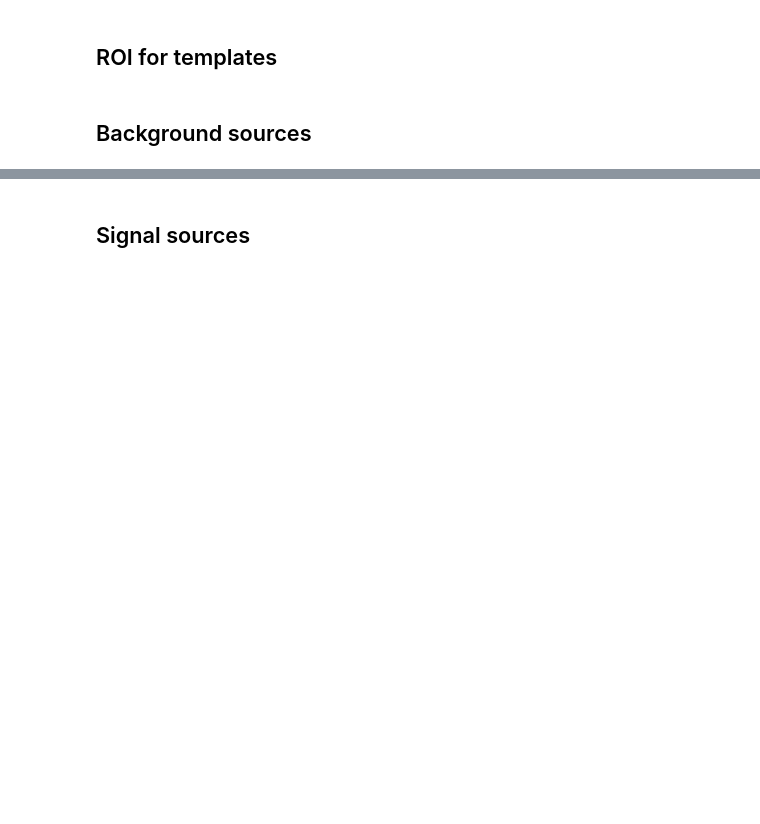
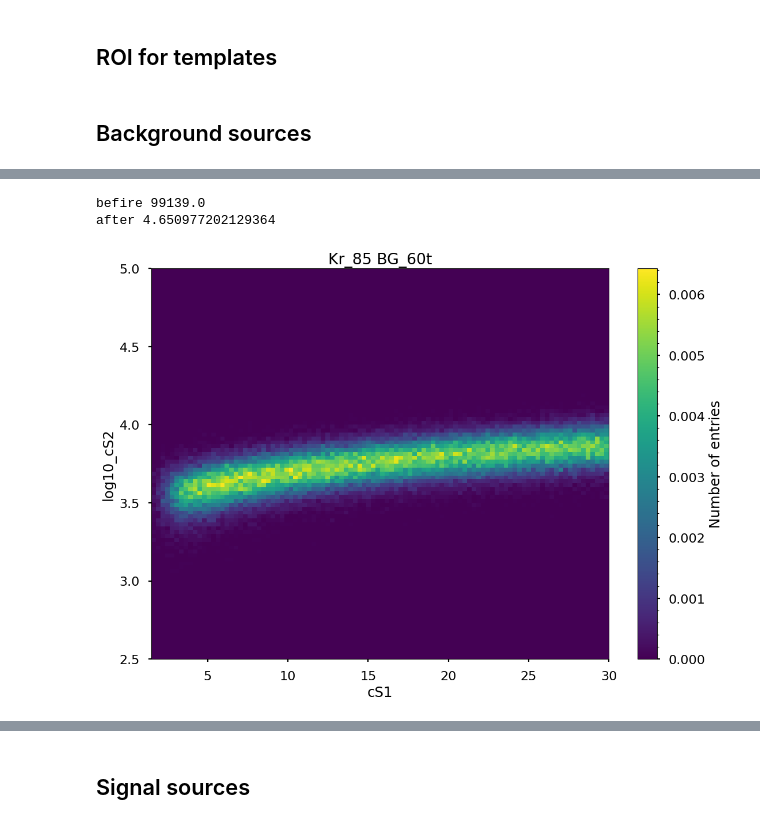
Before and after one commit to robertsjames/FlameFitSimple, a Jupyter notebook: analyses/wimp_sensitivity/XLZD_generate_templates.ipynb, the cells around one changed output, grey strips where cells are left out. Drawn from its saved outputs; the diff is of its cells as text; code cells hidden in the pictures; blank space fills up the shorter version.

```diff
--- a/analyses/wimp_sensitivity/XLZD_generate_templates.ipynb
+++ b/analyses/wimp_sensitivity/XLZD_generate_templates.ipynb
@@ -146,0 +127,19 @@ pdfs[0]['CEvNS_other'] = CEvNS_other_hist
+# %%
+Kr85_hist = Histdd(bins=100, range=[[cS1_min, cS1_max], [log10_cS2_min, log10_cS2_max]], axis_names=['cS1', 'log10_cS2'])
+
+Kr85_data = Kr85.simulate(int(1e6))
+
+Kr85_hist.add(Kr85_data['cs1'], np.log10(Kr85_data['cs2']))
+
+Kr85_mu = Kr85.estimate_mu(n_trials=int(1e6))
+print("befire",Kr85_hist.n)
+Kr85_hist.histogram = Kr85_hist.histogram / Kr85_hist.n * Kr85_mu
+print("after",Kr85_hist.n)
+plt.title("Kr_85 BG_60t")
+Kr85_hist.plot()
+
+pdfs[0]['Kr85'] = Kr85_hist
+# %% [output]
+befire 99139.0
+after 4.650977202129364
+[figure, added]
```
Also changed, not shown: parts of 58 cells of this notebook, 16 other files.
